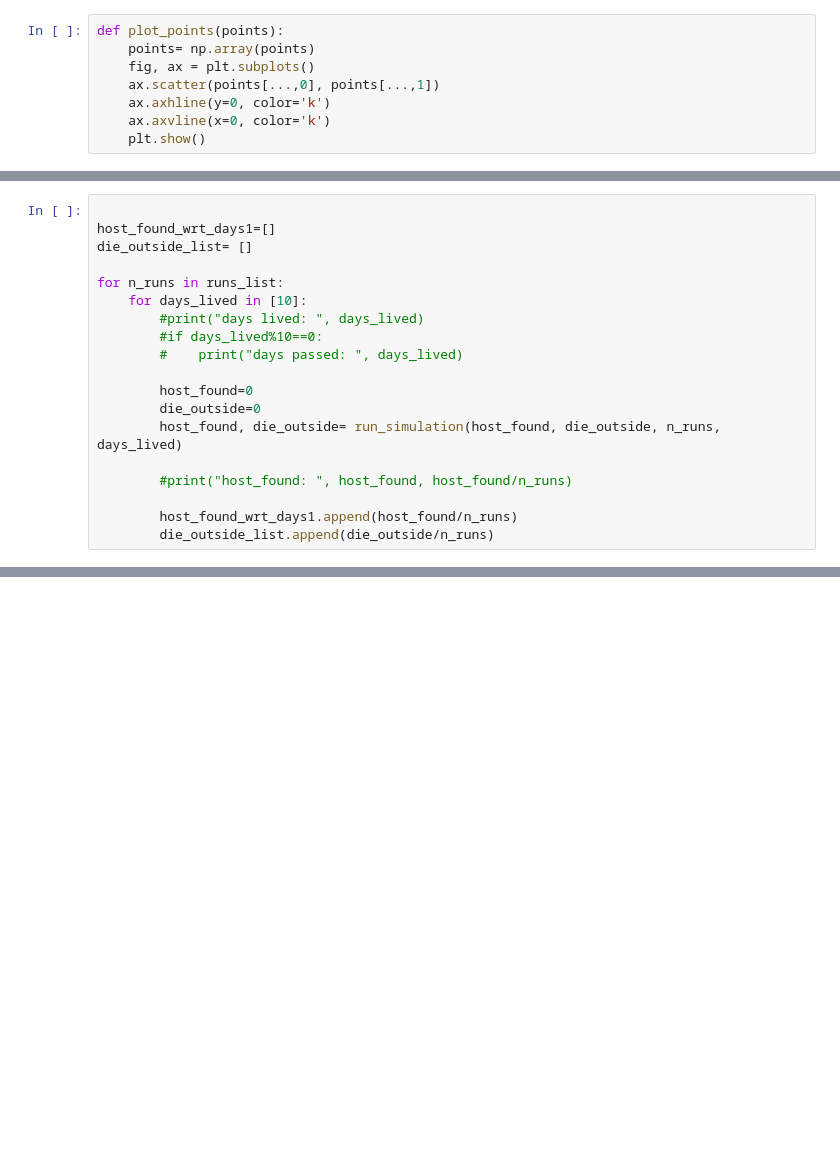
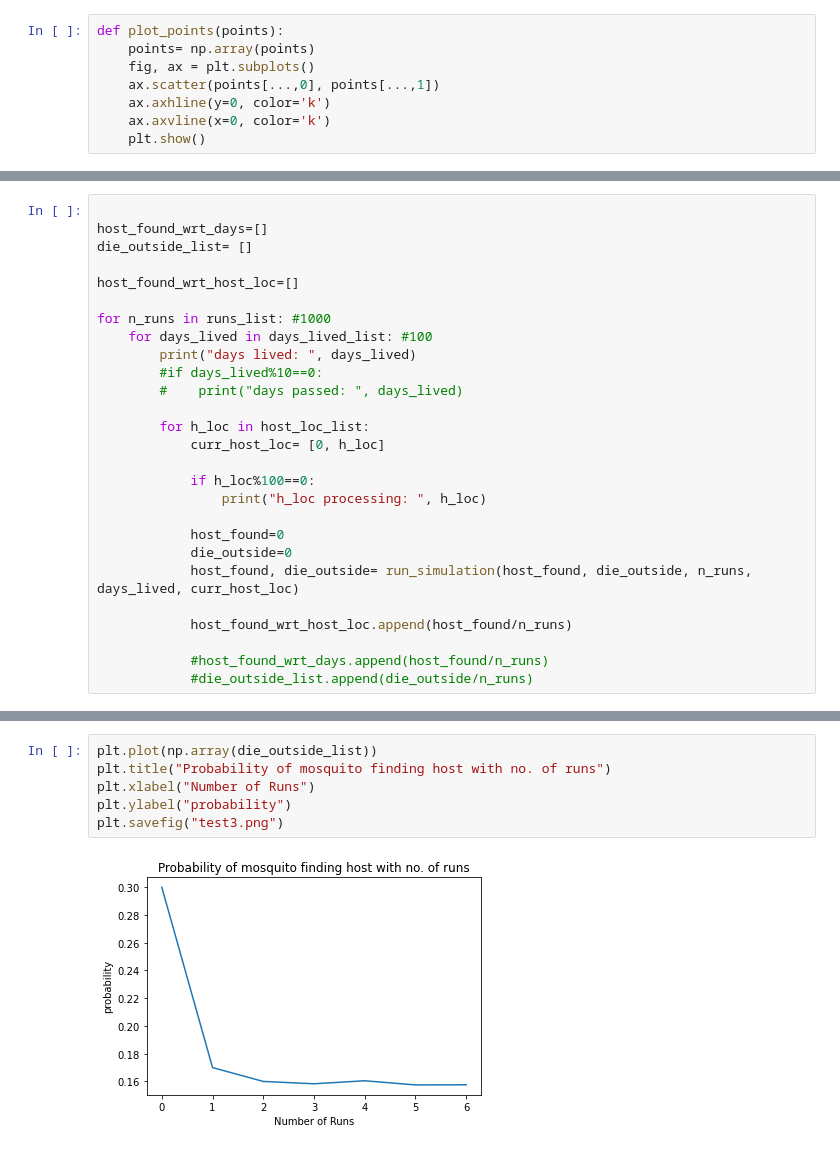
Before and after one commit to KrishnaKabi04/artificial_intelligence, a Jupyter notebook: Monte_carlo/monte_carlo_simulation.ipynb, the cells around one changed output, grey strips where cells are left out. Saved outputs shown, nothing was run; the diff lists cells and outputs as text; blank space fills up the shorter version.

```diff
--- a/Monte_carlo/monte_carlo_simulation.ipynb
+++ b/Monte_carlo/monte_carlo_simulation.ipynb
@@ -133,21 +109,29 @@ def run_simulation(host_found, die_outside, n_runs, days_lived):
     return host_found, die_outside
 # %%
 
-host_found_wrt_days1=[]
+host_found_wrt_days=[]
 die_outside_list= []
 
-for n_runs in runs_list:
-    for days_lived in [10]:
-        #print("days lived: ", days_lived)
+host_found_wrt_host_loc=[]
+
+for n_runs in runs_list: #1000
+    for days_lived in days_lived_list: #100
+        print("days lived: ", days_lived)
         #if days_lived%10==0:
         #    print("days passed: ", days_lived)
 
-        host_found=0
-        die_outside=0
-        host_found, die_outside= run_simulation(host_found, die_outside, n_runs, days_lived)
+        for h_loc in host_loc_list:
+            curr_host_loc= [0, h_loc]
 
-        #print("host_found: ", host_found, host_found/n_runs)
+            if h_loc%100==0:
+                print("h_loc processing: ", h_loc)
 
-        host_found_wrt_days1.append(host_found/n_runs)
-        die_outside_list.append(die_outside/n_runs)
+            host_found=0
+            die_outside=0
+            host_found, die_outside= run_simulation(host_found, die_outside, n_runs, days_lived, curr_host_loc)
+
+            host_found_wrt_host_loc.append(host_found/n_runs)
+
+            #host_found_wrt_days.append(host_found/n_runs)
+            #die_outside_list.append(die_outside/n_runs)
 # %% [output]
@@ -165,0 +179,8 @@ plt.plot(np.array(host_found_wrt_days))
+# %%
+plt.plot(np.array(die_outside_list))
+plt.title("Probability of mosquito finding host with no. of runs")
+plt.xlabel("Number of Runs")
+plt.ylabel("probability")
+plt.savefig("test3.png")
+# %% [output]
+[figure, added]
```
Also changed, not shown: parts of 14 cells of this notebook, 11 other files.
